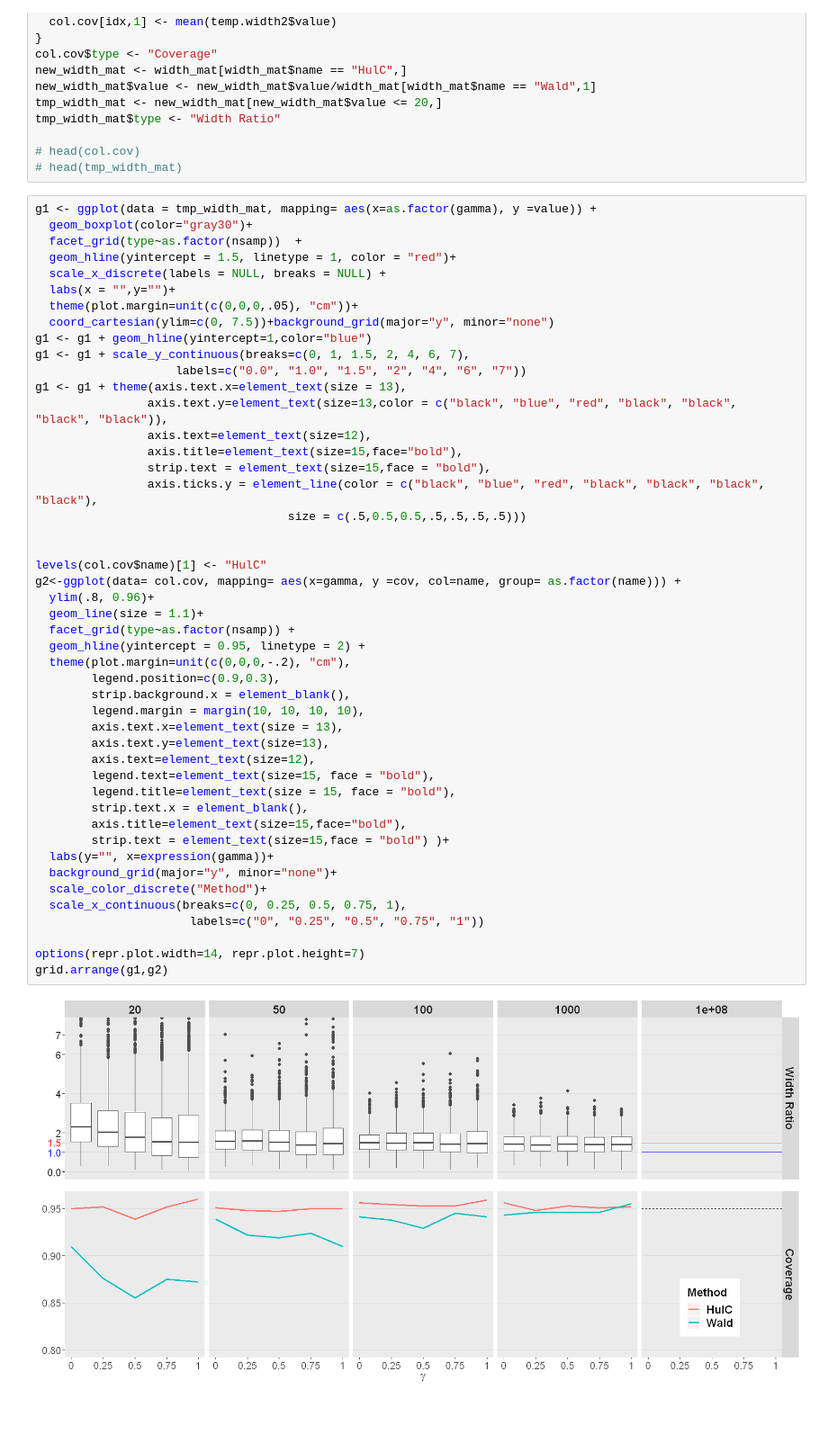
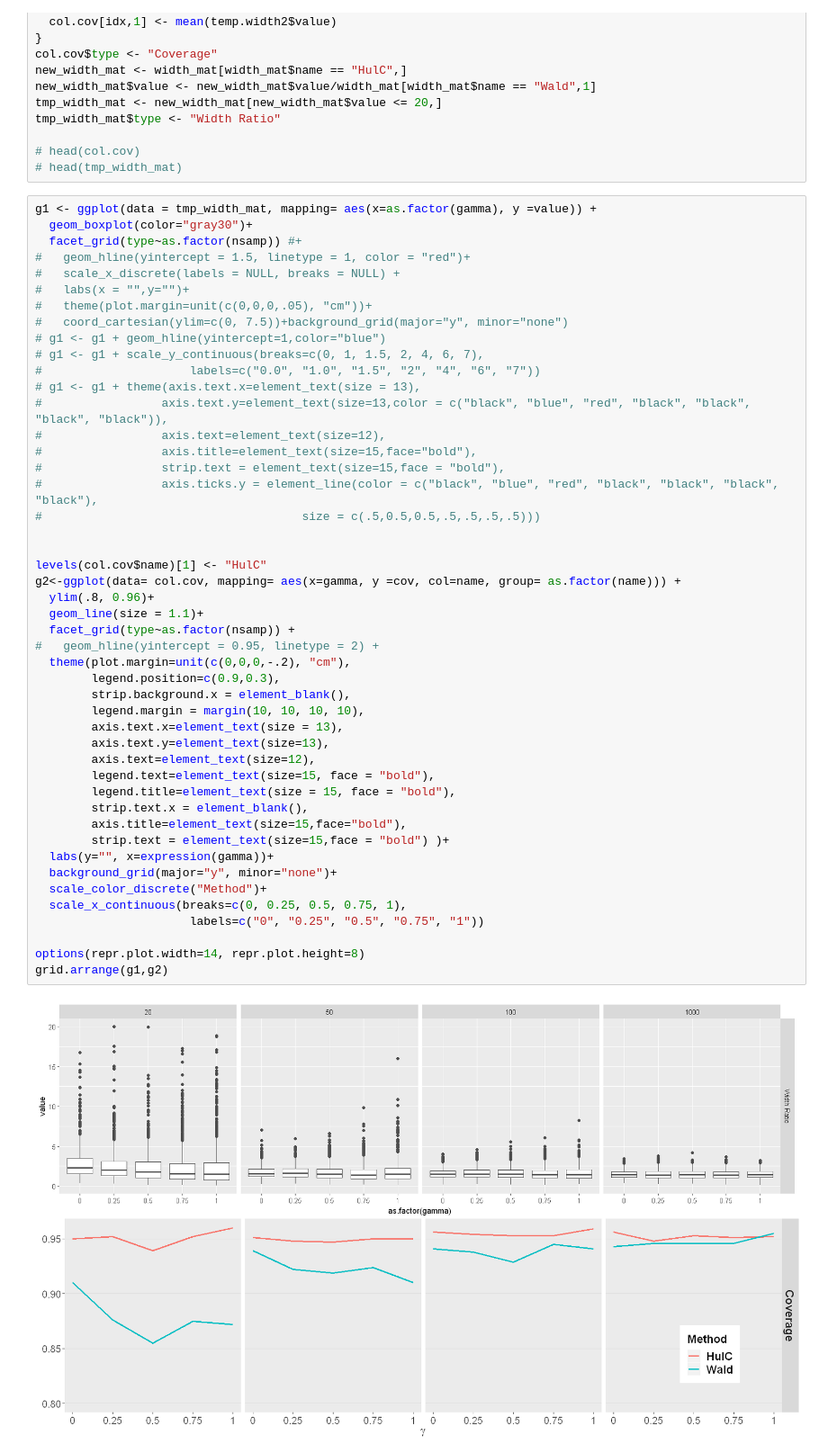
Before and after one commit to Arun-Kuchibhotla/HulC, a Jupyter notebook: R/Comparison of HulC and Wald intervals 1.ipynb, the cells around one changed output. Shown at 90% size. Drawn from its saved outputs; the diff is of its cells as text; blank space fills up the shorter version.

```diff
--- a/R/Comparison of HulC and Wald intervals 1.ipynb
+++ b/R/Comparison of HulC and Wald intervals 1.ipynb
@@ -110,49 +139,49 @@ tmp_width_mat$type <- "Width Ratio"
 # %%
 g1 <- ggplot(data = tmp_width_mat, mapping= aes(x=as.factor(gamma), y =value)) +
   geom_boxplot(color="gray30")+
-  facet_grid(type~as.factor(nsamp))  +
-  geom_hline(yintercept = 1.5, linetype = 1, color = "red")+
-  scale_x_discrete(labels = NULL, breaks = NULL) +
-  labs(x = "",y="")+
-  theme(plot.margin=unit(c(0,0,0,.05), "cm"))+
-  coord_cartesian(ylim=c(0, 7.5))+background_grid(major="y", minor="none")
-g1 <- g1 + geom_hline(yintercept=1,color="blue")
-g1 <- g1 + scale_y_continuous(breaks=c(0, 1, 1.5, 2, 4, 6, 7),
-                    labels=c("0.0", "1.0", "1.5", "2", "4", "6", "7"))
-g1 <- g1 + theme(axis.text.x=element_text(size = 13),
-                axis.text.y=element_text(size=13,color = c("black", "blue", "red", "black", "black", "black", "black")),
-                axis.text=element_text(size=12),
-                axis.title=element_text(size=15,face="bold"),
-                strip.text = element_text(size=15,face = "bold"),
-                axis.ticks.y = element_line(color = c("black", "blue", "red", "black", "black", "black", "black"),
-                                    size = c(.5,0.5,0.5,.5,.5,.5,.5)))
+  facet_grid(type~as.factor(nsamp)) #+
+#   geom_hline(yintercept = 1.5, linetype = 1, color = "red")+
+#   scale_x_discrete(labels = NULL, breaks = NULL) +
+#   labs(x = "",y="")+
+#   theme(plot.margin=unit(c(0,0,0,.05), "cm"))+
+#   coord_cartesian(ylim=c(0, 7.5))+background_grid(major="y", minor="none")
+# g1 <- g1 + geom_hline(yintercept=1,color="blue")
+# g1 <- g1 + scale_y_continuous(breaks=c(0, 1, 1.5, 2, 4, 6, 7),
+#                     labels=c("0.0", "1.0", "1.5", "2", "4", "6", "7"))
+# g1 <- g1 + theme(axis.text.x=element_text(size = 13),
+#                 axis.text.y=element_text(size=13,color = c("black", "blue", "red", "black", "black", "black", "black")),
+#                 axis.text=element_text(size=12),
+#                 axis.title=element_text(size=15,face="bold"),
+#                 strip.text = element_text(size=15,face = "bold"),
+#                 axis.ticks.y = element_line(color = c("black", "blue", "red", "black", "black", "black", "black"),
+#                                     size = c(.5,0.5,0.5,.5,.5,.5,.5)))
 
 
 levels(col.cov$name)[1] <- "HulC"
 g2<-ggplot(data= col.cov, mapping= aes(x=gamma, y =cov, col=name, group= as.factor(name))) +
   ylim(.8, 0.96)+
   geom_line(size = 1.1)+
   facet_grid(type~as.factor(nsamp)) +
-  geom_hline(yintercept = 0.95, linetype = 2) +
+#   geom_hline(yintercept = 0.95, linetype = 2) +
   theme(plot.margin=unit(c(0,0,0,-.2), "cm"),
         legend.position=c(0.9,0.3),
         strip.background.x = element_blank(),
         legend.margin = margin(10, 10, 10, 10),
         axis.text.x=element_text(size = 13),
         axis.text.y=element_text(size=13),
         axis.text=element_text(size=12),
         legend.text=element_text(size=15, face = "bold"),
         legend.title=element_text(size = 15, face = "bold"),
         strip.text.x = element_blank(),
         axis.title=element_text(size=15,face="bold"),
         strip.text = element_text(size=15,face = "bold") )+
   labs(y="", x=expression(gamma))+
   background_grid(major="y", minor="none")+
   scale_color_discrete("Method")+
   scale_x_continuous(breaks=c(0, 0.25, 0.5, 0.75, 1),
                       labels=c("0", "0.25", "0.5", "0.75", "1"))
 
-options(repr.plot.width=14, repr.plot.height=7)
+options(repr.plot.width=14, repr.plot.height=8)
 grid.arrange(g1,g2)
 # %% [output]
-[figure, old version]
+[figure, new version]
```
Also changed, not shown: parts of 9 cells of this notebook.
